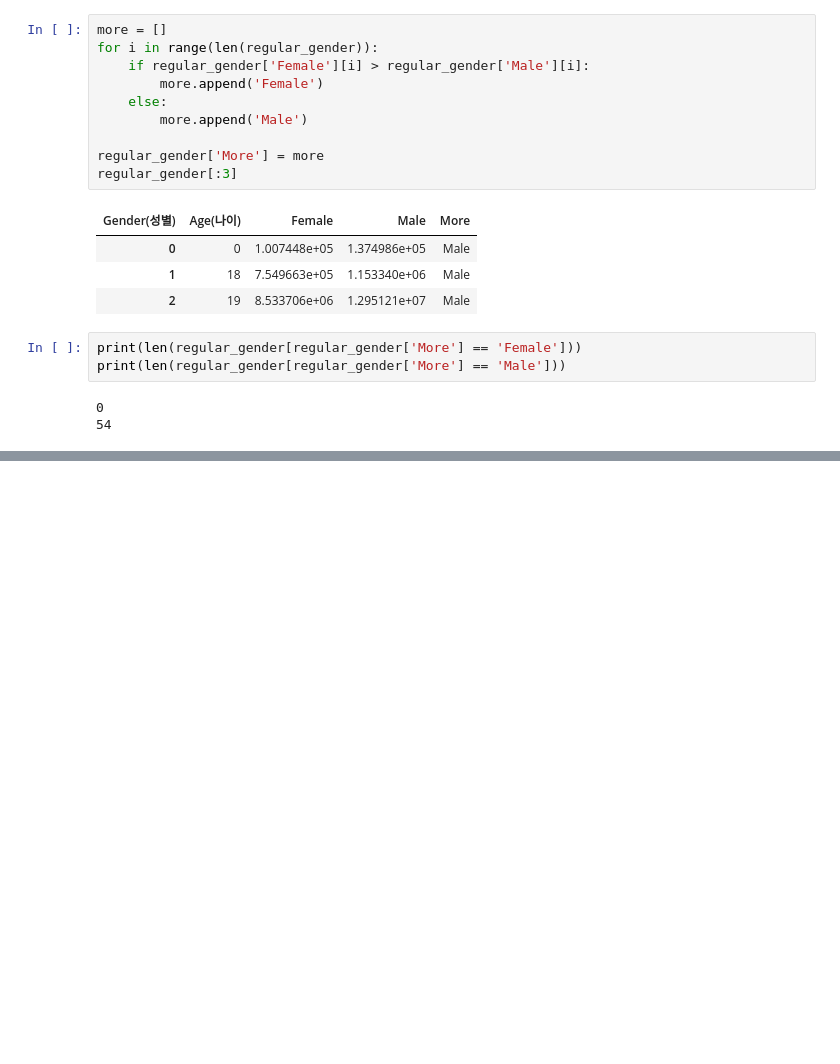
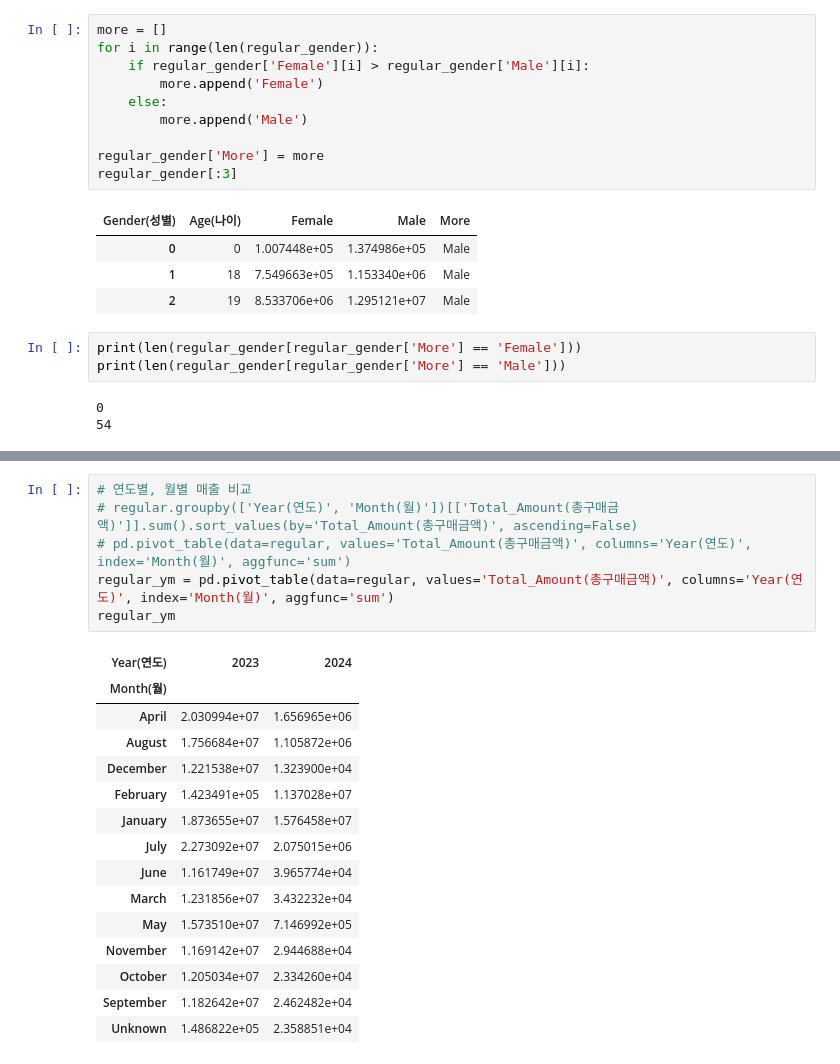
Before and after one commit to youscd/Retail_data_Analysis, a Jupyter notebook: project.ipynb, the cells around one changed output, grey strips where cells are left out. Drawn from its saved outputs; the diff is of its cells as text; blank space fills up the shorter version.

```diff
--- a/project.ipynb
+++ b/project.ipynb
@@ -356,0 +416,22 @@ print(len(regular_gender[regular_gender['More'] == 'Male']))
+# %%
+# 연도별, 월별 매출 비교
+# regular.groupby(['Year(연도)', 'Month(월)'])[['Total_Amount(총구매금액)']].sum().sort_values(by='Total_Amount(총구매금액)', ascending=False)
+# pd.pivot_table(data=regular, values='Total_Amount(총구매금액)', columns='Year(연도)', index='Month(월)', aggfunc='sum')
+regular_ym = pd.pivot_table(data=regular, values='Total_Amount(총구매금액)', columns='Year(연도)', index='Month(월)', aggfunc='sum')
+regular_ym
+# %% [output]
+| Year(연도) | 2023 | 2024 |
+| Month(월) |  |  |
+| April | 2.030994e+07 | 1.656965e+06 |
+| August | 1.756684e+07 | 1.105872e+06 |
+| December | 1.221538e+07 | 1.323900e+04 |
+| February | 1.423491e+05 | 1.137028e+07 |
+| January | 1.873655e+07 | 1.576458e+07 |
+| July | 2.273092e+07 | 2.075015e+06 |
+| June | 1.161749e+07 | 3.965774e+04 |
+| March | 1.231856e+07 | 3.432232e+04 |
+| May | 1.573510e+07 | 7.146992e+05 |
+| November | 1.169142e+07 | 2.944688e+04 |
+| October | 1.205034e+07 | 2.334260e+04 |
+| September | 1.182642e+07 | 2.462482e+04 |
+| Unknown | 1.486822e+05 | 2.358851e+04 |
```
Also changed, not shown: parts of 17 cells of this notebook.
